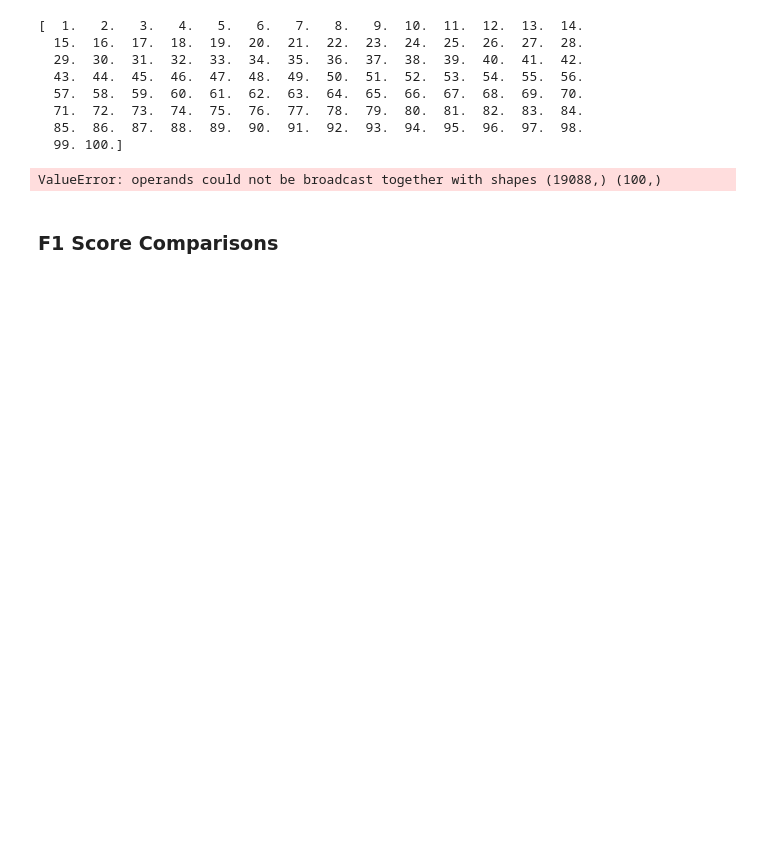
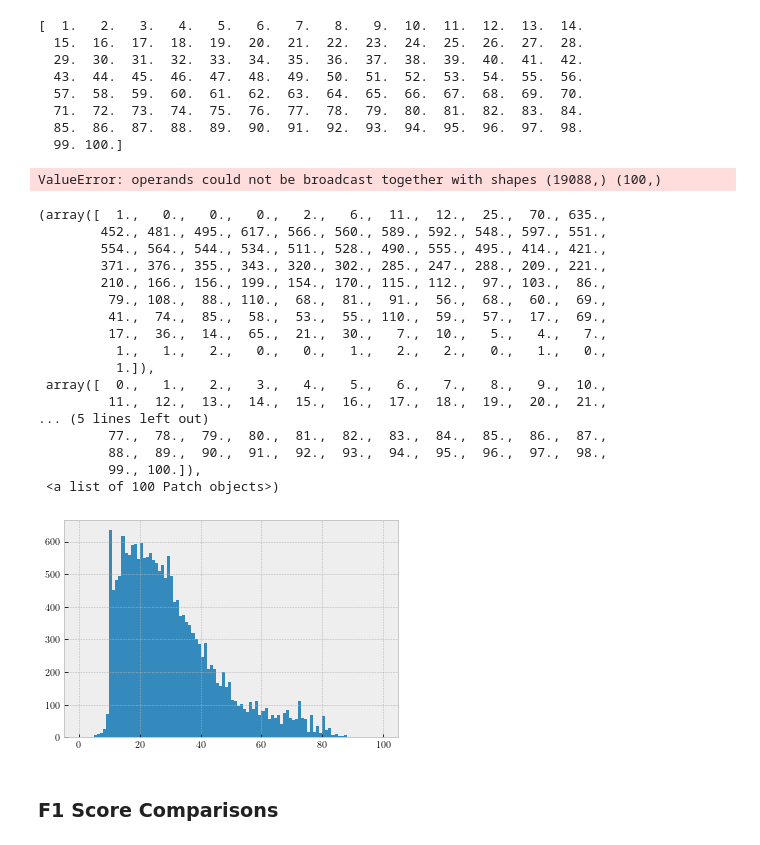
Before and after one commit to brownworth/TwitterDisaster, a Jupyter notebook: ThesisCode.ipynb, the cells around one changed output. Drawn from its saved outputs; the diff is of its cells as text; code cells hidden in the pictures; blank space fills up the shorter version.

```diff
--- a/ThesisCode.ipynb
+++ b/ThesisCode.ipynb
@@ -592,6 +710,27 @@ norm.cdf(tweet_encoded['MM_score_window_1'],np.linspace(1,100,100))
   85.  86.  87.  88.  89.  90.  91.  92.  93.  94.  95.  96.  97.  98.
   99. 100.]
 ValueError: operands could not be broadcast together with shapes (19088,) (100,)
+# %%
+plt.hist(tweet_encoded['MM_score_window_1'].values,bins=100)
+# %% [output]
+(array([  1.,   0.,   0.,   0.,   2.,   6.,  11.,  12.,  25.,  70., 635.,
+        452., 481., 495., 617., 566., 560., 589., 592., 548., 597., 551.,
+        554., 564., 544., 534., 511., 528., 490., 555., 495., 414., 421.,
+        371., 376., 355., 343., 320., 302., 285., 247., 288., 209., 221.,
+        210., 166., 156., 199., 154., 170., 115., 112.,  97., 103.,  86.,
+         79., 108.,  88., 110.,  68.,  81.,  91.,  56.,  68.,  60.,  69.,
+         41.,  74.,  85.,  58.,  53.,  55., 110.,  59.,  57.,  17.,  69.,
+         17.,  36.,  14.,  65.,  21.,  30.,   7.,  10.,   5.,   4.,   7.,
+          1.,   1.,   2.,   0.,   0.,   1.,   2.,   2.,   0.,   1.,   0.,
+          1.]),
+ array([  0.,   1.,   2.,   3.,   4.,   5.,   6.,   7.,   8.,   9.,  10.,
+         11.,  12.,  13.,  14.,  15.,  16.,  17.,  18.,  19.,  20.,  21.,
+... (5 lines left out)
+         77.,  78.,  79.,  80.,  81.,  82.,  83.,  84.,  85.,  86.,  87.,
+         88.,  89.,  90.,  91.,  92.,  93.,  94.,  95.,  96.,  97.,  98.,
+         99., 100.]),
+ <a list of 100 Patch objects>)
+[figure, added]
 # %% [markdown]
 ### F1 Score Comparisons
 # %%
```
Also changed, not shown: parts of 33 cells of this notebook.
